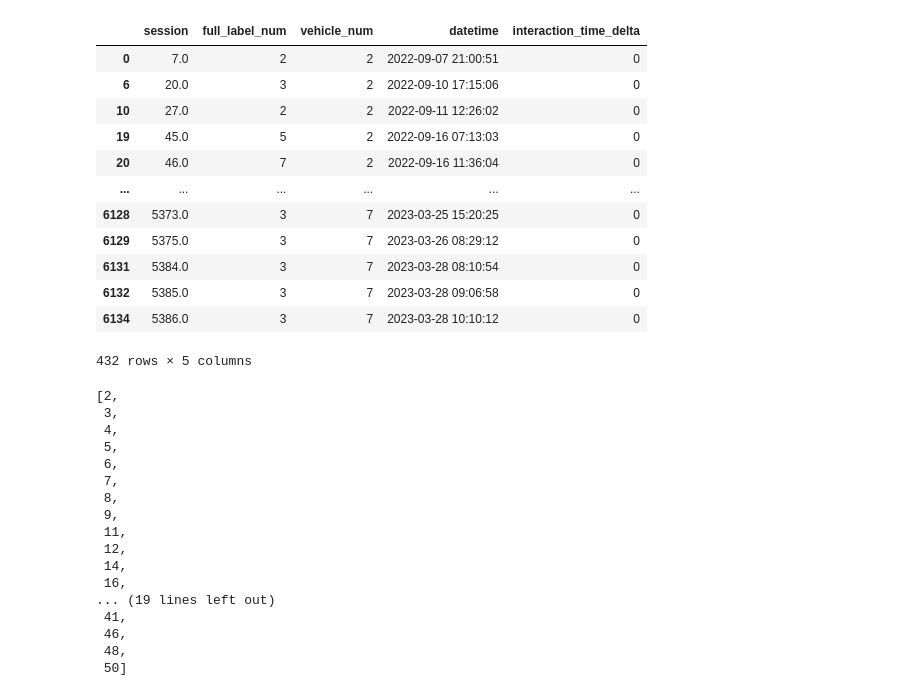
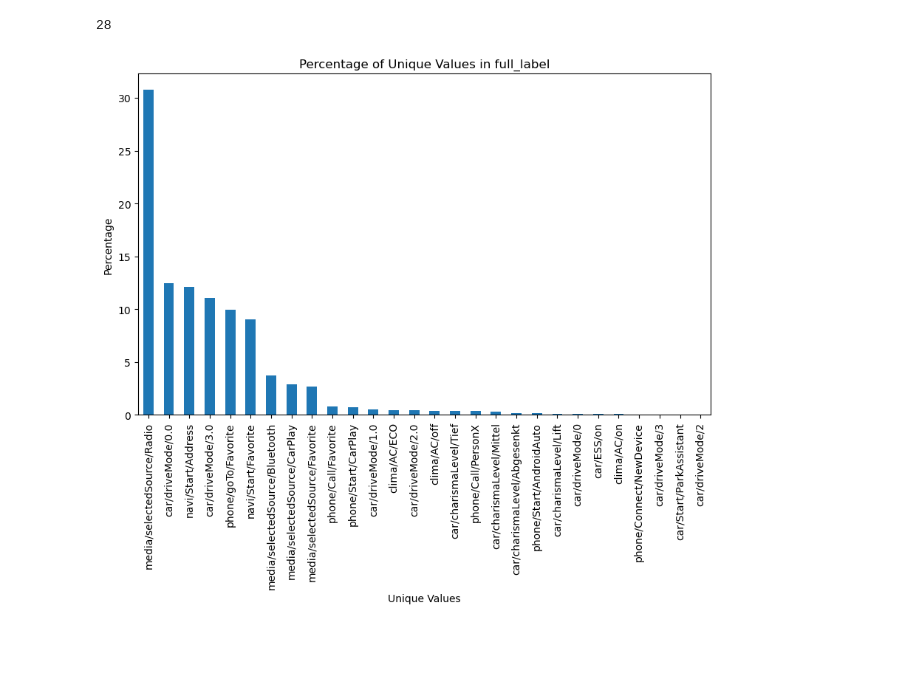
Before and after one commit to sreeragvn/CARSI-II-Master-Thesis-Context-Aware-Recsys, a Jupyter notebook: preprocessing/05_sequencing.ipynb, the cells around one changed output. Drawn from its saved outputs; the diff is of its cells as text; code cells hidden in the pictures; blank space fills up the shorter version.

Commit message:
updated data - implemented window and reduced labels

```diff
--- a/preprocessing/05_sequencing.ipynb
+++ b/preprocessing/05_sequencing.ipynb
@@ -18,3 +14,16 @@ text_num_mapping_start = 2
+# %%
+text_num_mapping_start = 2
+
+sequence_augmentation = False
+carsi_labels_only = True
+
+PATH_TO_LOAD = '../data/04_Merged'
+
+base_path = '../datasets/sequential/'
+augmentation_folder = 'aug/' if sequence_augmentation else 'non_aug/'
+
+parameter_path = f'{base_path}{augmentation_folder}parameters'
+sequence_path = f'{base_path}{augmentation_folder}seq'
 # %%
 # def load_df(vehicle):
 #     df = pd.read_csv(os.path.join(PATH_TO_LOAD, vehicle + "_merged.csv"), parse_dates=['datetime'], low_memory=False, index_col=0)
@@ -27,9 +36,12 @@ def load_df(vehicle):
     df = pd.read_csv(os.path.join(PATH_TO_LOAD, vehicle + "_merged.csv"), parse_dates=['datetime'], low_memory=False, index_col=0)
     df = df.dropna(subset=['Label'])
     df = df.sort_values(by=['session', 'datetime'])
-    mask = df['Label'] == 'navi/Start/Address'
-    df.loc[mask, 'FunctionValue'] = 'a'
-    df['full_label'] = df['Label'] + ' ' + df['FunctionValue']
+    if carsi_labels_only:
+        df['full_label'] = df['Label']
+    else:
+        mask = df['Label'] == 'navi/Start/Address'
+        df.loc[mask, 'FunctionValue'] = 'a'
+        df['full_label'] = df['Label'] + ' ' + df['FunctionValue']
     return df
 
 full_df = pd.DataFrame()
@@ -58,33 +70,37 @@ full_df['full_label_num'] = full_df['full_label'].replace(mapping)
 mapping_vehicle = {category: index + text_num_mapping_start for index, category in enumerate(full_df['vehicle'].unique())}
 full_df['vehicle_num'] = full_df['vehicle'].replace(mapping_vehicle)
 
+check = full_df.copy()
 filt_df = full_df[['session','full_label_num','vehicle_num', 'datetime']].sort_values(by = ['session', 'datetime'])
 filt_df = filt_df.drop_duplicates()
 
 filt_df['interaction_time_delta'] = (filt_df.groupby('session')['datetime'].diff().dt.total_seconds()/60).round(1)
 filt_df['interaction_time_delta'] = filt_df['interaction_time_delta'].fillna(0)
-filt_df['interaction_time_delta'] = filt_df['interaction_time_delta'].astype(int)
+filt_df['interaction_time_delta']   = filt_df['interaction_time_delta'].astype(int)
+# %%
+print(len(check['Label'].unique().tolist()))
+
+import matplotlib.pyplot as plt
+
+# Assuming your DataFrame is named full_df
+value_counts = check['Label'].value_counts(normalize=True) * 100
+
+# Plotting the bar chart
+plt.figure(figsize=(10, 6))
+value_counts.plot(kind='bar')
+plt.title('Percentage of Unique Values in full_label')
+plt.xlabel('Unique Values')
+plt.ylabel('Percentage')
+plt.show()
+# %% [output]
+28
+[figure, added]
 # %%
 # To do add those session with just one interactions. that one interaction can the target and input sequence can be no click along with the context
 # find session with just one interactions
 session_counts = filt_df['session'].value_counts()
 session_with_one_interactions = session_counts[session_counts == 1].index.tolist()
 one_interactions = filt_df[filt_df['session'].isin(session_with_one_interactions)]
-one_interactions
-# %% [output]
-|  | session | full_label_num | vehicle_num | datetime | interaction_time_delta |
-| 0 | 7.0 | 2 | 2 | 2022-09-07 21:00:51 | 0 |
-| 6 | 20.0 | 3 | 2 | 2022-09-10 17:15:06 | 0 |
-| 10 | 27.0 | 2 | 2 | 2022-09-11 12:26:02 | 0 |
-| 19 | 45.0 | 5 | 2 | 2022-09-16 07:13:03 | 0 |
-| 20 | 46.0 | 7 | 2 | 2022-09-16 11:36:04 | 0 |
-| ... | ... | ... | ... | ... | ... |
-| 6128 | 5373.0 | 3 | 7 | 2023-03-25 15:20:25 | 0 |
-| 6129 | 5375.0 | 3 | 7 | 2023-03-26 08:29:12 | 0 |
-| 6131 | 5384.0 | 3 | 7 | 2023-03-28 08:10:54 | 0 |
-| 6132 | 5385.0 | 3 | 7 | 2023-03-28 09:06:58 | 0 |
-| 6134 | 5386.0 | 3 | 7 | 2023-03-28 10:10:12 | 0 |
-432 rows × 5 columns
 # %%
 relevanat_df = filt_df[~filt_df['session'].isin(session_with_one_interactions)]
 len(relevanat_df.session.unique().tolist())
@@ -158,26 +175,6 @@ df_exploded['item_id_target'] = df_exploded['sequence'].apply(lambda x: x[-1] if
 df_exploded = df_exploded.dropna(subset=['item_id_target'])
 df_exploded['item_id_target'] = df_exploded['item_id_target'].astype(int)
 df_exploded = df_exploded.drop(columns=['sequence', 'time_delta', 'time_delta_list'])
-# %%
-sorted(df_exploded.item_id_target.unique().tolist())
-# %% [output]
-[2,
- 3,
- 4,
- 5,
- 6,
- 7,
- 8,
- 9,
- 11,
- 12,
- 14,
- 16,
-... (19 lines left out)
- 41,
- 46,
- 48,
- 50]
 # %%
 if sequence_augmentation == True:
       total_sessions = df_exploded.session.unique().tolist()
```
Also changed, not shown: parts of 5 cells of this notebook, 21 other files.
